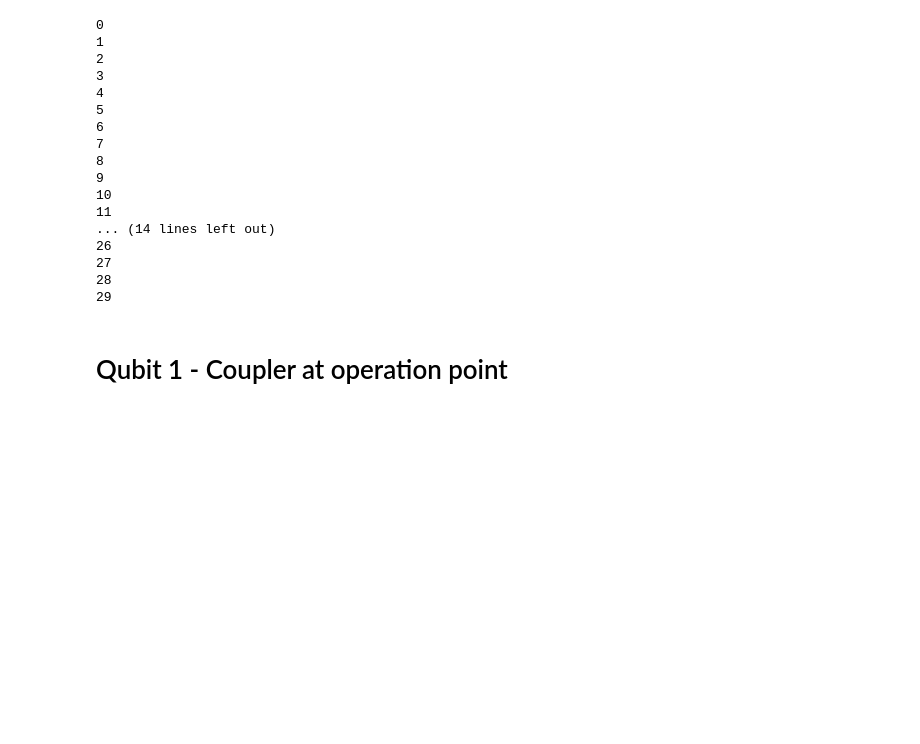
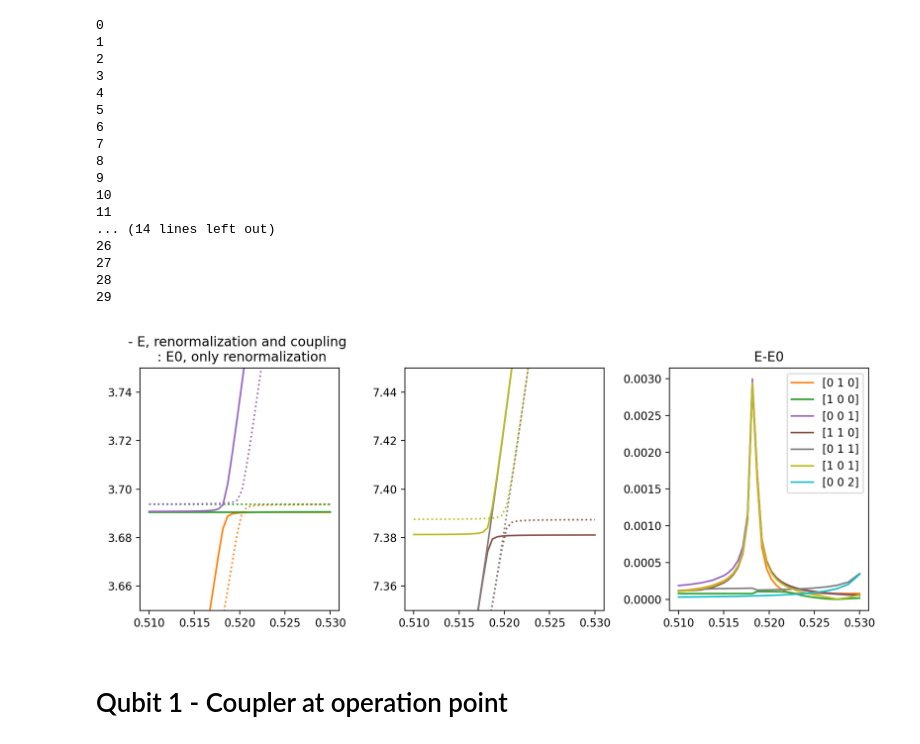
Before and after one commit to GabrielJauma/tunable-capacitive-coupling-flux-qubits, a Jupyter notebook: KIT/Experiments/qubit_C_qubit_C_qubit - coupling analysis.ipynb, the cells around one changed output. Saved outputs shown, nothing was run; the diff lists cells and outputs as text; code cells hidden in the pictures; blank space fills up the shorter version.

```diff
--- a/KIT/Experiments/qubit_C_qubit_C_qubit - coupling analysis.ipynb
+++ b/KIT/Experiments/qubit_C_qubit_C_qubit - coupling analysis.ipynb
@@ -25,7 +25,7 @@ nH  = 1e-9
 GHz = 1e9
 # %%
 opt_dir = 'C:/Users/gabri/PycharmProjects/tunable-capacitive-coupling-flux-qubits/KIT/spectral_data_KIT/opt_results'
-opt_dir_low_ene = 'KIT/spectral_data_KIT/opt_results_low_energy'
+opt_dir_low_ene = 'C:/Users/gabri/PycharmProjects/tunable-capacitive-coupling-flux-qubits/KIT/spectral_data_KIT/opt_results_low_energy'
 # KIT\spectral_data_KIT\opt_results
 # %% [markdown]
 # Study of the effective coupling beteewn qubits 1 and 3, mediated by qubit 2
@@ -227,6 +222,14 @@ C_diag       = [CF_1, CR_1, CF_2, CR_2, CF_3, CR_3  ]
 C_int_diag   = [C_int_11, C_int_22, C_int_33        ]
 C_int        = [C_int_12, C_int_23, C_int_13        ]
 C_inv_circuits_nores = sq_ext. C_mat_from_C_int(C_diag, C_int_diag, C_int, only_qubit_modes=True)
+# %%
+ω_q1, μ_q1, ω_q2, μ_q2, ω_q3, μ_q3, g_q1q2, g_q2q3, g_q1q3, _, _, shift_ω_q1q2 =\
+                    np.load(opt_dir_low_ene +  '/qubit_1_qubit_2' + '.npz')['parameters_opt']
+_, _, ω_q1, μ_q1 =  np.load(opt_dir_low_ene +  '/qubit_1' + '.npz')['parameters_opt']
+_, _, ω_q2, μ_q2 =  np.load(opt_dir_low_ene +  '/qubit_2' + '.npz')['parameters_opt']
+_, _, ω_q3, μ_q3 =  np.load(opt_dir_low_ene +  '/qubit_3' + '.npz')['parameters_opt']
+
+g_list = [g_q1q2, g_q2q3, g_q1q3]
 # %%
 φ_ext_2_values = np.concatenate((np.linspace(0.51, 0.515, 5), np.linspace(0.515, 0.525, 20), np.linspace(0.525, 0.53, 5)))
 nmax_f = 7
@@ -241,16 +244,21 @@ E_low_energy      = np.zeros([len(φ_ext_2_values), n_eig])
 
 fluxonium_1 = sq_ext.sq_fluxonium(C_F_eff=C_inv_circuits_nores[0, 0] ** -1, L_F_eff = LF_1, EJ=EJ_1, nmax_f=nmax_f)
 fluxonium_3 = sq_ext.sq_fluxonium(C_F_eff=C_inv_circuits_nores[2, 2] ** -1, L_F_eff = LF_3, EJ=EJ_3, nmax_f=nmax_f)
-
 φ_ext_3_resonance = sq_ext.find_resonance(fluxonium_1.hamiltonian(), fluxonium_3)
 loop_3 = fluxonium_3.loops[0]
 loop_3.set_flux(φ_ext_3_resonance)
+
+H_1 = sq_ext.hamiltonian_fluxonium_low_ene(ω_q1, μ_q1, φ_ext=0.5)
+φ_ext_resonance_q1q3 = sq_ext.find_resonance_low_energy(H_1, sq_ext.hamiltonian_fluxonium_low_ene, [ω_q3, μ_q3])
+H_3 = sq_ext.hamiltonian_fluxonium_low_ene(ω_q3, μ_q3, φ_ext_resonance_q1q3)
 
 for i, φ_ext_2 in enumerate(φ_ext_2_values):
 
     print(i)
 
     fluxonium_2 = sq_ext.sq_fluxonium(C_F_eff=C_inv_circuits_nores[1, 1] ** -1, L_F_eff = LF_2, EJ=EJ_2, nmax_f=nmax_f, φ_ext=φ_ext_2)
+    H_2 = sq_ext.hamiltonian_fluxonium_low_ene(ω_q2, μ_q2, φ_ext_2)
+    H_low_ene_list = [H_1, H_2, H_3]
 
     circuits_nores = [fluxonium_1, fluxonium_2, fluxonium_3]
     H_circuits = [circuit.hamiltonian() for circuit in circuits_nores]
@@ -260,8 +268,10 @@ for i, φ_ext_2 in enumerate(φ_ext_2_values):
     E0_circuits_nores[i,:], N_circuits_nores [i,:] = sq_ext.combine_eigenvalues(E_indiv_circuits_nores)
 
     H_circuits_nores = sq_ext.hamiltonian_fluxonium_C_fluxonium_C_fluxonium(C_inv_circuits_nores, circuits_nores, nmax_f=nmax_f, return_H_0=False)
+    H_low_energy = sq_ext.hamiltonian_fluxonium_C_fluxonium_C_fluxonium_low_ene(H_low_ene_list, g_list)
 
     E_circuits_nores[i,:] = sq_ext.diag(H_circuits_nores, n_eig,  remove_ground=True)[0]
+    E_low_energy[i,:] = sq_ext.diag(H_low_energy, n_eig, solver='numpy', out=None,  remove_ground=True)[0] / GHz
 # %% [output]
 0
 1
@@ -280,6 +290,37 @@ for i, φ_ext_2 in enumerate(φ_ext_2_values):
 27
 28
 29
+# %%
+fig, (ax1, ax2, ax3) = plt.subplots(ncols=3, figsize = [10,4], dpi=200)
+
+colors = figs.generate_colors_from_colormap(n_eig, 'tab10')
+
+ax2.plot([], label=' F  F  F', color='white')
+for i, color in enumerate(colors):
+    if i ==0:
+        continue
+    for ax in [ax1, ax2, ax3]:
+        if ax != ax3:
+            ax.plot(φ_ext_2_values, E_circuits_nores[:,i], color=color)
+            ax.plot(φ_ext_2_values, E_low_energy[:,i], ':', color=color)
+        else:
+            ax.plot(φ_ext_2_values, np.abs(E_circuits_nores[:,i]-E0_circuits_nores[:,i]), color=color, label=N_circuits_nores[0,i])
+
+ax1.set_title('- E, renormalization and coupling \n : E0, only renormalization')
+ax3.set_title(' E-E0 ')
+
+ax3.legend(loc='upper right')
+
+ax1.set_ylim([3.65,3.75])
+ax2.set_ylim([7.35,7.45])
+#ax.set_ylabel(r'$')
+#ax.set_xlabel(r'$')
+#ax.set_title(r'$')
+fig.tight_layout()
+fig.show()
+plt.close('all')
+# %% [output]
+[figure, added]
 # %% [markdown]
 # Qubit 1 - Coupler at operation point
 # %%
```
Also changed, not shown: parts of 2 cells of this notebook, 1 other file.
